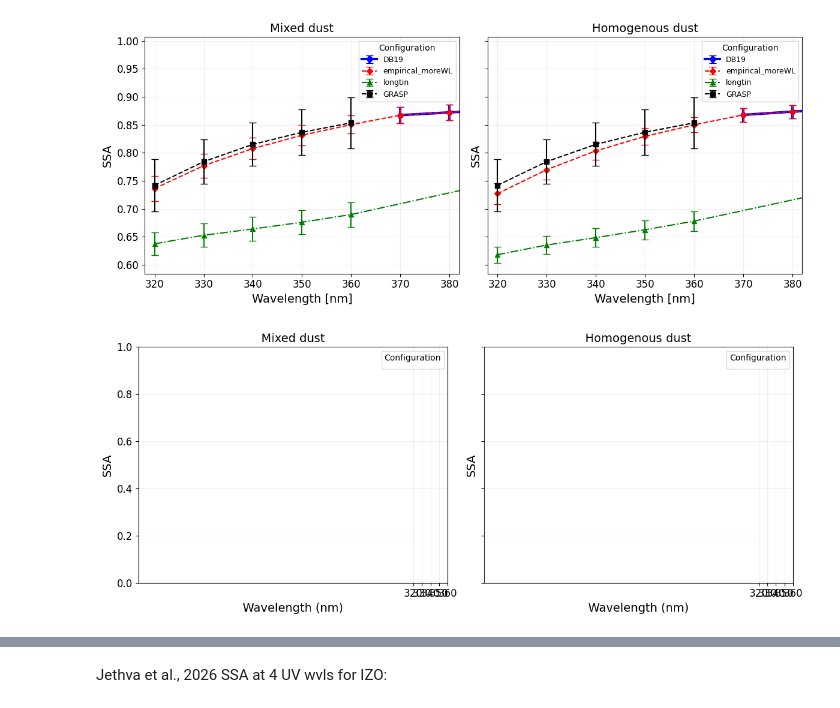
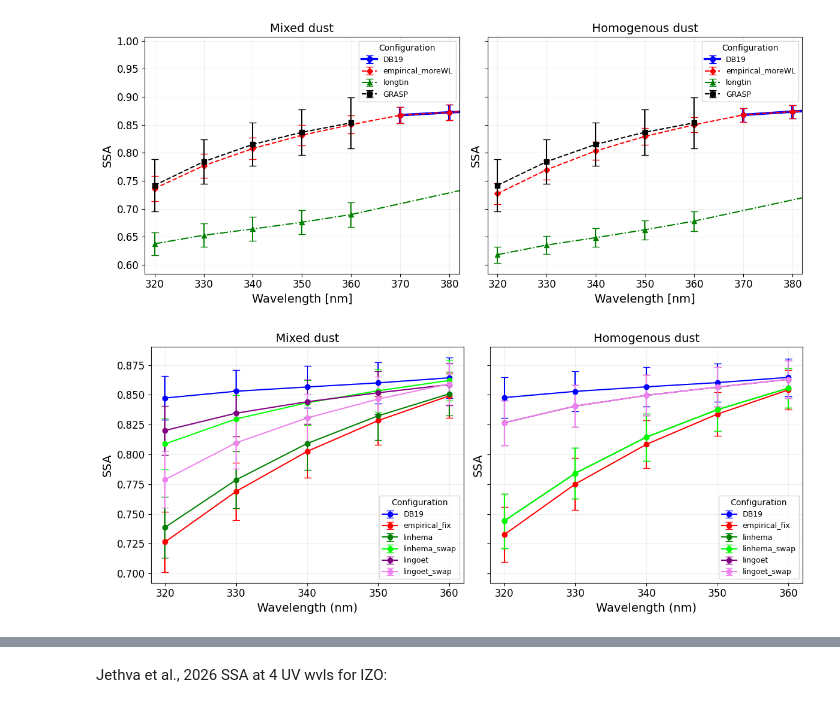
Before and after one commit to mike-wazowski-13/BSC_Secondment, a Jupyter notebook: GRASP_comparison.ipynb, the cells around one changed output, grey strips where cells are left out. Cells and saved outputs as stored; diff of their text form; code cells hidden in the pictures.

```diff
--- a/GRASP_comparison.ipynb
+++ b/GRASP_comparison.ipynb
@@ -178,8 +178,8 @@ def nc_to_df_extended(file): #Special for DB19 wvls (+380nm)
 #GRASP results:
 
 #all_grasp = pd.read_csv(r"C:\Users\Usuario\Desktop\BSC_secondment\GHI+AOD_multi.csv") #blue
-all_grasp = pd.read_csv(r"C:\Users\Usuario\Desktop\BSC_secondment\climatology_grasp_thess.csv") #blue
-comparison = pd.read_csv(r"C:\Users\Usuario\Desktop\BSC_secondment\GHI+AOD_multi_EMIT.csv") #orange
+all_grasp = pd.read_csv("climatology_grasp_thess.csv") #blue
+comparison = pd.read_csv("climatology_grasp_thess.csv") #orange
 
 all_grasp["datetime"] = pd.to_datetime(all_grasp["datetime"])
 comparison["datetime"] = pd.to_datetime(comparison["datetime"])
@@ -210,9 +210,7 @@ Amount of points after the 0.06, filtering: 81, (100.0)
 # %%
-aeronet_aod = pd.read_csv(r"C:\Users\Usuario\Desktop\BSC_secondment\20100601_20241231_Thessaloniki\20100601_20241231_Thessaloniki.lev20", skiprows=6)
-#aeronet_aod = pd.read_csv(r"C:\Users\Usuario\Desktop\BSC_secondment\20070101_20111231_Thessaloniki\20070101_20111231_Thessaloniki.lev20", skiprows=6)
+aeronet_aod = pd.read_csv("20100601_20241231_Thessaloniki.lev20", skiprows=6)
 data = clean_dataframe(aeronet_aod,33)
-inversions = pd.read_csv(r"C:\Users\Usuario\Desktop\BSC_secondment\20100601_20241231_Thessaloniki\AERONET_SSA_Thessaloniki.ssa", skiprows=6)
-#inversions = pd.read_csv(r"C:\Users\Usuario\Desktop\BSC_secondment\20070101_20111231_Thessaloniki\20070101_20111231_Thessaloniki.ssa", skiprows=6)
+inversions = pd.read_csv("AERONET_SSA_Thessaloniki.ssa", skiprows=6)
 aeronet_ssa = clean_dataframe(inversions,33)
 # %% [output]
 A value is trying to be set on a copy of a slice from a DataFrame
@@ -261,8 +259,8 @@ WL_all = list(WL_uv) + WL
 mean_all = list(ssa_mean) + list(aeronet_mean)
 std_all  = list(ssa_std) + list(aeronet_std)
 # %%
-results_dir = r"C:\Users\Usuario\Desktop\BSC_secondment\vobiso\miguel_optical_package\results_IrOx"
-weights_file = r"C:\Users\Usuario\Desktop\BSC_secondment\monarch_massfract_Thess_dod01.nc"
+results_dir = "results_IrOx"
+weights_file = "MONARCH_EMIT_data\monarch_massfract_Thess_dod01.nc"
 ds_weights = xr.open_dataset(weights_file).sortby("Day")
 # %%
 #Im interested in the weighted std.
@@ -477,8 +400,8 @@ plt.show()
 # %% [output]
 [figure]
 # %%
-results_dir = r"C:\Users\Usuario\Desktop\BSC_secondment\vobiso\miguel_optical_package\results"
-weights_file = r"C:\Users\Usuario\Desktop\BSC_secondment\monarch_massfract_Thess_dod01.nc"
+results_dir = "results_hema_goet"
+weights_file = "MONARCH_EMIT_data/monarch_massfract_Thess_dod01.nc"
 
 ds_weights = xr.open_dataset(weights_file).sortby("Day")
 
@@ -493,31 +416,31 @@ def plot_dust(ax, dust_type):
 
         data = nc_to_df(filepath, "UV")
         ds_results = xr.open_dataset(filepath)
         data.index = pd.to_datetime(ds_results.Day.values)
         dod_data = ds_weights["dod_550nm"].to_series()
         dod_data.index = pd.to_datetime(dod_data.index)
 
         common_dates = data.index.intersection(dod_data.index)
         data = data.loc[common_dates]
         dod = dod_data.loc[common_dates].values
 
         weights = dod / dod.sum()
 
         mean = np.average(data[ssa_cols[:5]], axis=0, weights=weights)
         std = np.sqrt(np.average((data[ssa_cols[:5]] - mean)**2, axis=0, weights=weights))
 
         ax.errorbar(WL_uv, mean, yerr=std, fmt='o-', color=colors[suffix], capsize=4, label=suffix)
 
     #ax.errorbar(WL_uv, grasp[ssa_cols[:5]].mean().values, yerr=grasp[ssa_cols[:5]].std().values, fmt='s--', color='black', capsize=4, label='GRASP', zorder=5)
 
     ax.set(title=dust_type.replace('_', ' ').capitalize(), xlabel='Wavelength (nm)', ylabel='SSA', xticks=WL_uv)
     ax.grid(alpha=0.2)
     ax.legend(title='Configuration', fontsize=9, loc='best')
 
 fig, axes = plt.subplots(1, 2, figsize=(12, 5), sharey=True)
 plot_dust(axes[0], 'mixed_dust')
 plot_dust(axes[1], 'homogenous_dust')
 fig.tight_layout()
 plt.show()
 # %% [output]
-[figure, old version]
+[figure, new version]
```
Also changed, not shown: parts of 8 cells of this notebook, 4 other files.
